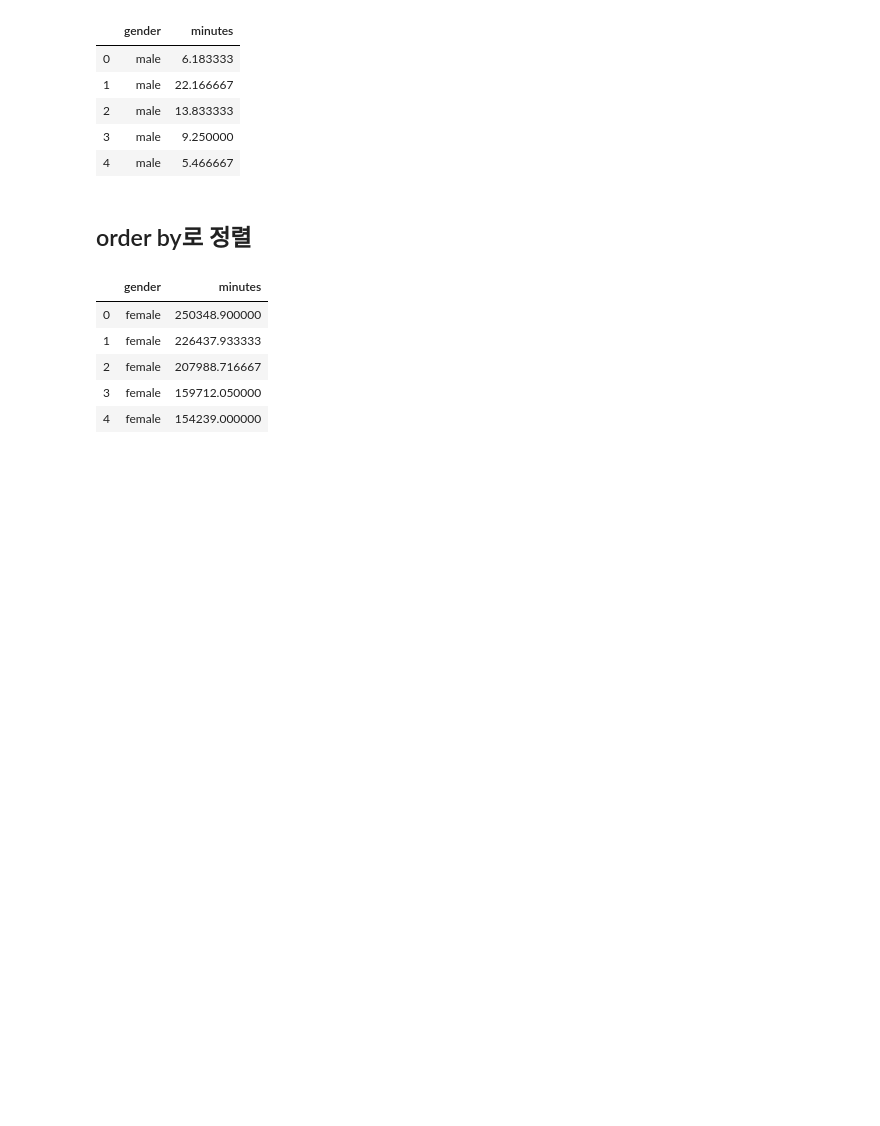
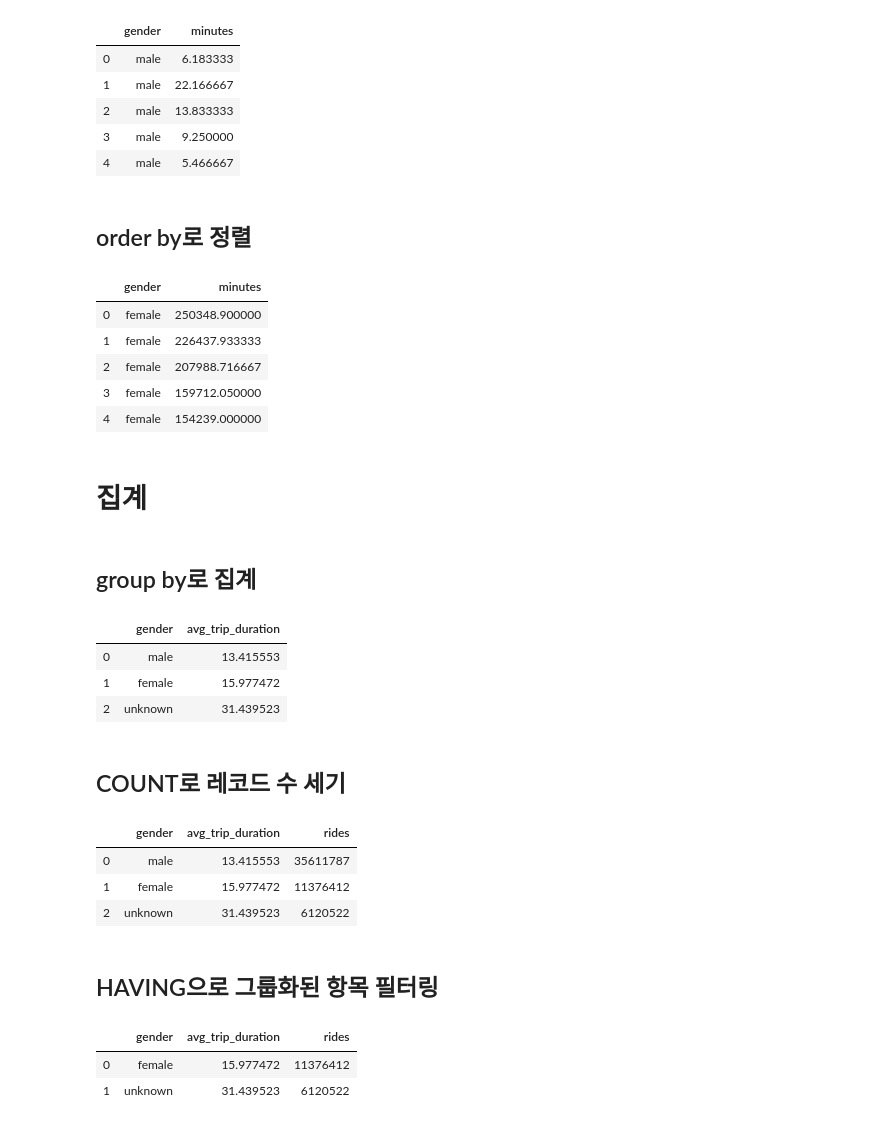
Before and after one commit to jeonprize/SQL, a Jupyter notebook: 1. 쿼리 필수 요소.ipynb, the cells around one changed output. Saved outputs shown, nothing was run; the diff lists cells and outputs as text; code cells hidden in the pictures; blank space fills up the shorter version.

```diff
--- a/1. 쿼리 필수 요소.ipynb
+++ b/1. 쿼리 필수 요소.ipynb
@@ -190,3 +190,7 @@ df
 | 2 | female | 207988.716667 |
 | 3 | female | 159712.050000 |
 | 4 | female | 154239.000000 |
+# %% [markdown]
+# 집계
+# %% [markdown]
+## group by로 집계
@@ -192,0 +207,27 @@ df
+# %%
+df
+# %% [output]
+|  | gender | avg_trip_duration |
+| 0 | male | 13.415553 |
+| 1 | female | 15.977472 |
+| 2 | unknown | 31.439523 |
+# %% [markdown]
+## COUNT로 레코드 수 세기
+# %%
+query='''
+SELECT gender, AVG(tripduration/60) AS avg_trip_duration, COUNT(*) AS rides
+FROM `bigquery-public-data.new_york_citibike.citibike_trips`
+WHERE tripduration is not NULL
+GROUP BY gender
+ORDER BY avg_trip_duration
+'''
+df = pd.read_gbq(query = query, dialect='standard', project_id='project-bigquery-319110', auth_local_webserver=True)
+# %%
+df
+# %% [output]
+|  | gender | avg_trip_duration | rides |
+| 0 | male | 13.415553 | 35611787 |
+| 1 | female | 15.977472 | 11376412 |
+| 2 | unknown | 31.439523 | 6120522 |
+# %% [markdown]
+## HAVING으로 그룹화된 항목 필터링
@@ -192,0 +244,6 @@ df
+# %%
+df
+# %% [output]
+|  | gender | avg_trip_duration | rides |
+| 0 | female | 15.977472 | 11376412 |
+| 1 | unknown | 31.439523 | 6120522 |
```
Also changed, not shown: parts of 2 cells of this notebook.
